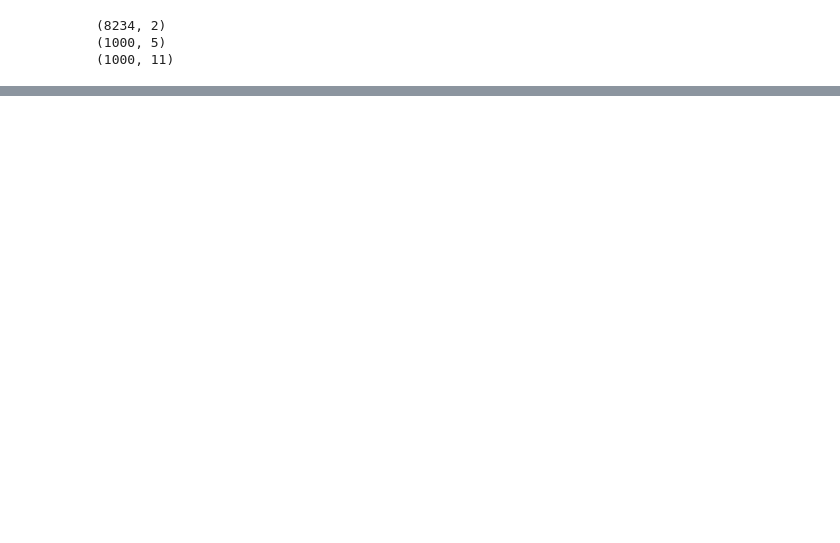
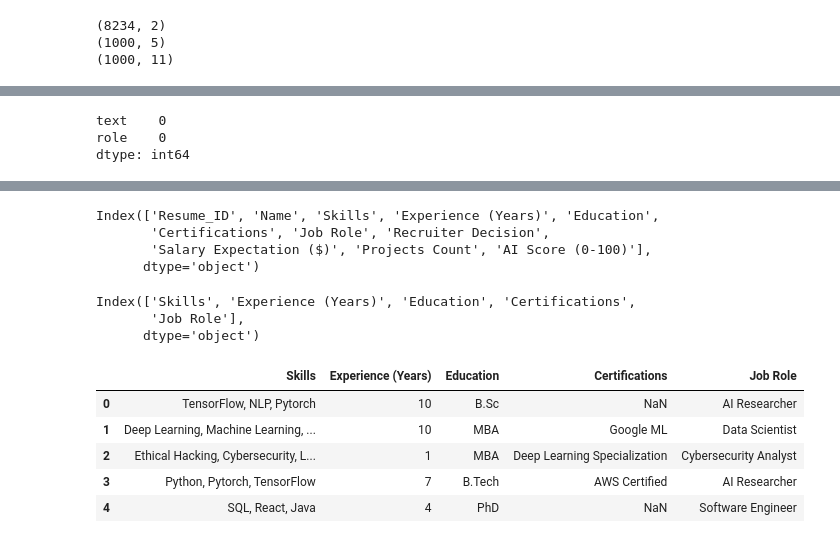
Before and after one commit to Varun-354/ParakhIQ, a Jupyter notebook: V3/preprocessing.ipynb, the cells around one changed output, grey strips where cells are left out. Cells and saved outputs as stored; diff of their text form; code cells hidden in the pictures; blank space fills up the shorter version.

```diff
--- a/V3/preprocessing.ipynb
+++ b/V3/preprocessing.ipynb
@@ -82,3 +197,9 @@ array(['Data Scientist', 'Frontend Developer', 'Backend Developer',
+# %%
+df2.isnull().sum()
+# %% [output]
+text    0
+role    0
+dtype: int64
 # %%
 df3.head()
 # %% [output]
@@ -88,3 +209,27 @@ df3.head()
 | 2 | 3 | Corey Sanchez | Ethical Hacking, Cybersecurity, L... | 1 | MBA | Deep Learning Specialization | Cybersecurity Analyst | ... |
 | 3 | 4 | Elizabeth Carney | Python, Pytorch, TensorFlow | 7 | B.Tech | AWS Certified | AI Researcher | ... |
 | 4 | 5 | Julie Hill | SQL, React, Java | 4 | PhD | NaN | Software Engineer | ... |
+# %%
+df3.columns
+# %% [output]
+Index(['Resume_ID', 'Name', 'Skills', 'Experience (Years)', 'Education',
+       'Certifications', 'Job Role', 'Recruiter Decision',
+       'Salary Expectation ($)', 'Projects Count', 'AI Score (0-100)'],
+      dtype='object')
+# %%
+df3 = df3[['Skills', 'Experience (Years)', 'Education', 'Certifications', 'Job Role']]
+# %%
+df3.columns
+# %% [output]
+Index(['Skills', 'Experience (Years)', 'Education', 'Certifications',
+       'Job Role'],
+      dtype='object')
+# %%
+df3.head()
+# %% [output]
+|  | Skills | Experience (Years) | Education | Certifications | Job Role |
+| 0 | TensorFlow, NLP, Pytorch | 10 | B.Sc | NaN | AI Researcher |
+| 1 | Deep Learning, Machine Learning, ... | 10 | MBA | Google ML | Data Scientist |
+| 2 | Ethical Hacking, Cybersecurity, L... | 1 | MBA | Deep Learning Specialization | Cybersecurity Analyst |
+| 3 | Python, Pytorch, TensorFlow | 7 | B.Tech | AWS Certified | AI Researcher |
+| 4 | SQL, React, Java | 4 | PhD | NaN | Software Engineer |
```
Also changed, not shown: parts of 97 cells of this notebook, 1 other file.
